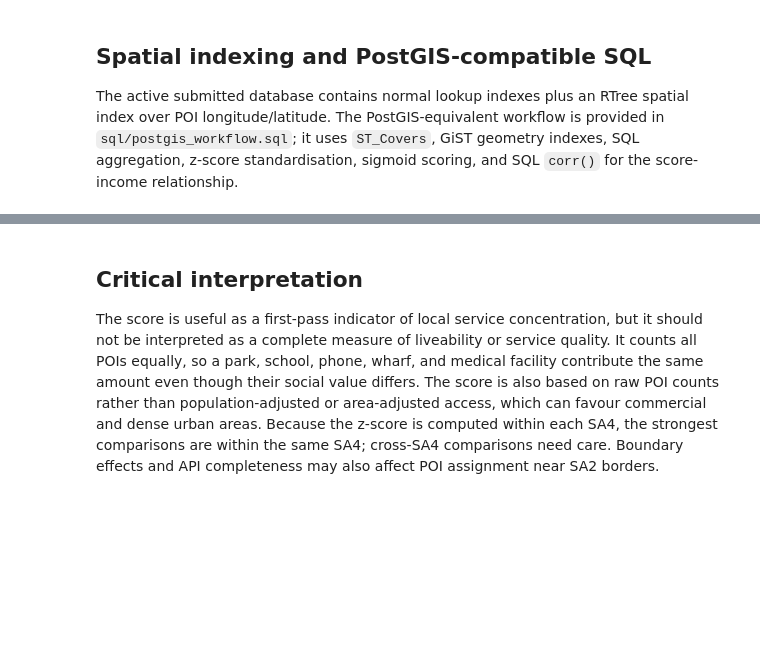
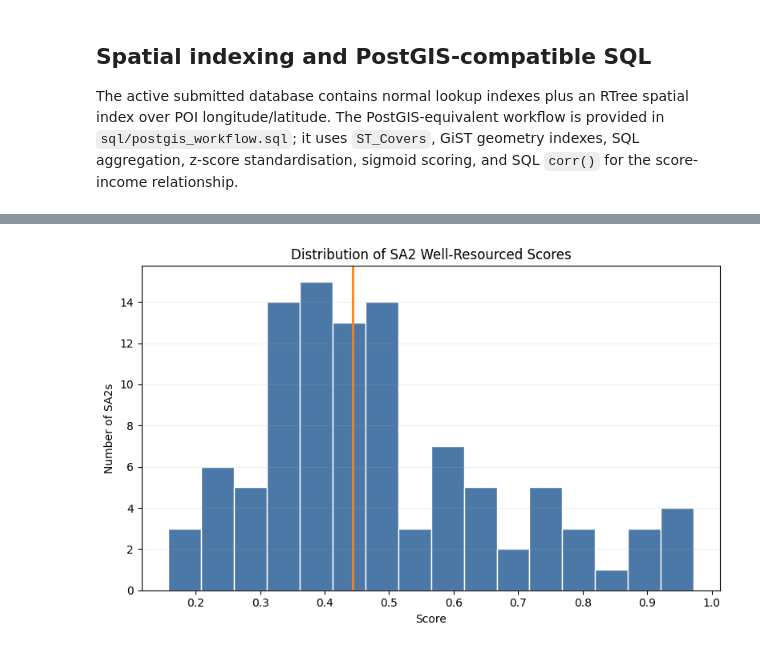
Before and after one commit to felix971/DATA2001_G56, a Jupyter notebook: data2001.ipynb, the cells around one changed output, grey strips where cells are left out. Saved outputs shown, nothing was run; the diff lists cells and outputs as text; code cells hidden in the pictures; blank space fills up the shorter version.

```diff
--- a/data2001.ipynb
+++ b/data2001.ipynb
@@ -1573,4 +1503,41 @@ The correlation test uses all selected SA2s with available ABS median total inco
-# %% [markdown]
-## Critical interpretation
-
-The score is useful as a first-pass indicator of local service concentration, but it should not be interpreted as a complete measure of liveability or service quality. It counts all POIs equally, so a park, school, phone, wharf, and medical facility contribute the same amount even though their social value differs. The score is also based on raw POI counts rather than population-adjusted or area-adjusted access, which can favour commercial and dense urban areas. Because the z-score is computed within each SA4, the strongest comparisons are within the same SA4; cross-SA4 comparisons need care. Boundary effects and API completeness may also affect POI assignment near SA2 borders.
+# %%
+import matplotlib.pyplot as plt
+from matplotlib.colors import Normalize
+from shapely.geometry import Polygon, MultiPolygon
+
+import task2_sa2
+
+scores_df = task2_sa2.read_sql(
+    """
+    SELECT *
+    FROM sa2_scores
+    ORDER BY sa4_code, score DESC
+    """,
+    task2_sa2.DEFAULT_DB_PATH
+)
+# %%
+fig, ax = plt.subplots(figsize=(8, 5))
+
+ax.hist(
+    scores_df["score"],
+    bins=16,
+    color="#4C78A8",
+    edgecolor="white"
+)
+
+# Add median line
+ax.axvline(
+    scores_df["score"].median(),
+    color="#F58518",
+    linewidth=2
+)
+
+ax.set_title("Distribution of SA2 Well-Resourced Scores")
+ax.set_xlabel("Score")
+ax.set_ylabel("Number of SA2s")
+ax.grid(axis="y", alpha=0.2)
+
+fig.tight_layout()
+plt.show()
+# %% [output]
+[figure, added]
```
Also changed, not shown: parts of 14 cells of this notebook.
